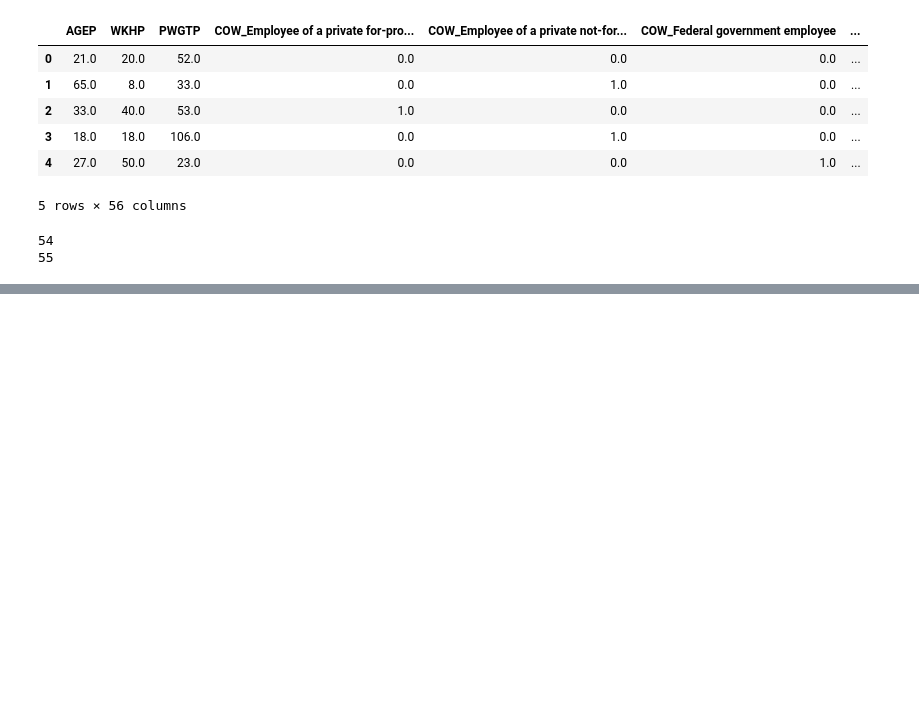
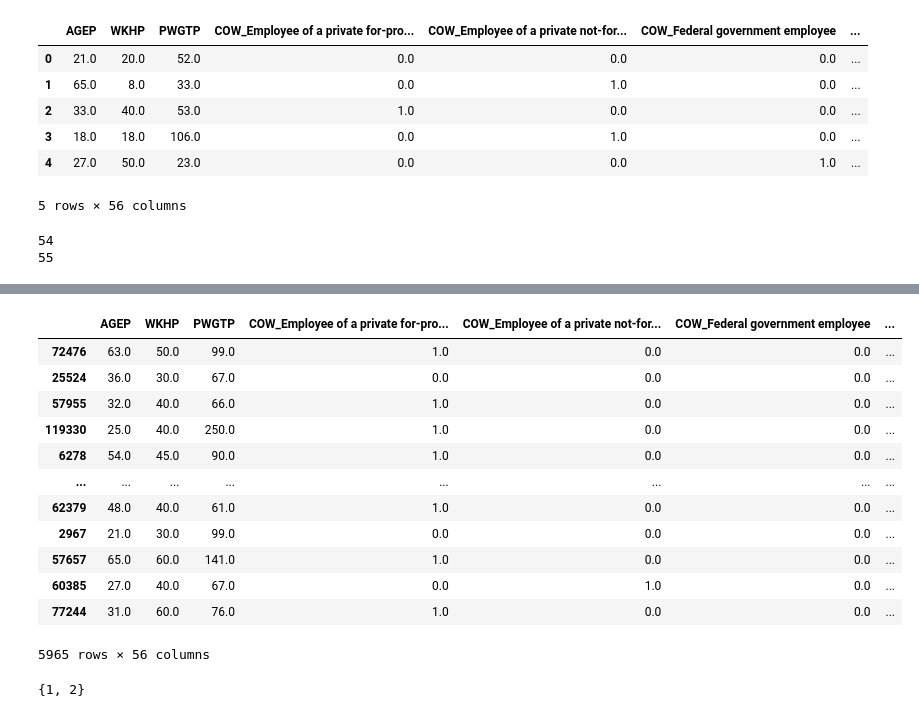
Before and after one commit to PHILIPWins/Algorithmic_Fairness, a Jupyter notebook: Assignment1/Assignemnt_02_philip.ipynb, the cells around one changed output, grey strips where cells are left out. Cells and saved outputs as stored; diff of their text form; code cells hidden in the pictures; blank space fills up the shorter version.

```diff
--- a/Assignment1/Assignemnt_02_philip.ipynb
+++ b/Assignment1/Assignemnt_02_philip.ipynb
@@ -178,0 +160,22 @@ plt.show()
+# %%
+X_test.loc[groups_test[groups_test["SEX"] == 2].index.tolist()]
+# %% [output]
+|  | AGEP | WKHP | PWGTP | COW_Employee of a private for-pro... | COW_Employee of a private not-for... | COW_Federal government employee | ... |
+| 72476 | 63.0 | 50.0 | 99.0 | 1.0 | 0.0 | 0.0 | ... |
+| 25524 | 36.0 | 30.0 | 67.0 | 0.0 | 0.0 | 0.0 | ... |
+| 57955 | 32.0 | 40.0 | 66.0 | 1.0 | 0.0 | 0.0 | ... |
+| 119330 | 25.0 | 40.0 | 250.0 | 1.0 | 0.0 | 0.0 | ... |
+| 6278 | 54.0 | 45.0 | 90.0 | 1.0 | 0.0 | 0.0 | ... |
+| ... | ... | ... | ... | ... | ... | ... | ... |
+| 62379 | 48.0 | 40.0 | 61.0 | 1.0 | 0.0 | 0.0 | ... |
+| 2967 | 21.0 | 30.0 | 99.0 | 0.0 | 0.0 | 0.0 | ... |
+| 57657 | 65.0 | 60.0 | 141.0 | 1.0 | 0.0 | 0.0 | ... |
+| 60385 | 27.0 | 40.0 | 67.0 | 0.0 | 1.0 | 0.0 | ... |
+| 77244 | 31.0 | 60.0 | 76.0 | 1.0 | 0.0 | 0.0 | ... |
+5965 rows × 56 columns
+# %%
+groups_test.loc[groups_test["SEX"]==1]["SEX"].values
+print(set(groups_test["RAC1P"].values))
+#groups_test["SEX" == 1]
+# %% [output]
+{1, 2}
```
Also changed, not shown: parts of 19 cells of this notebook.
